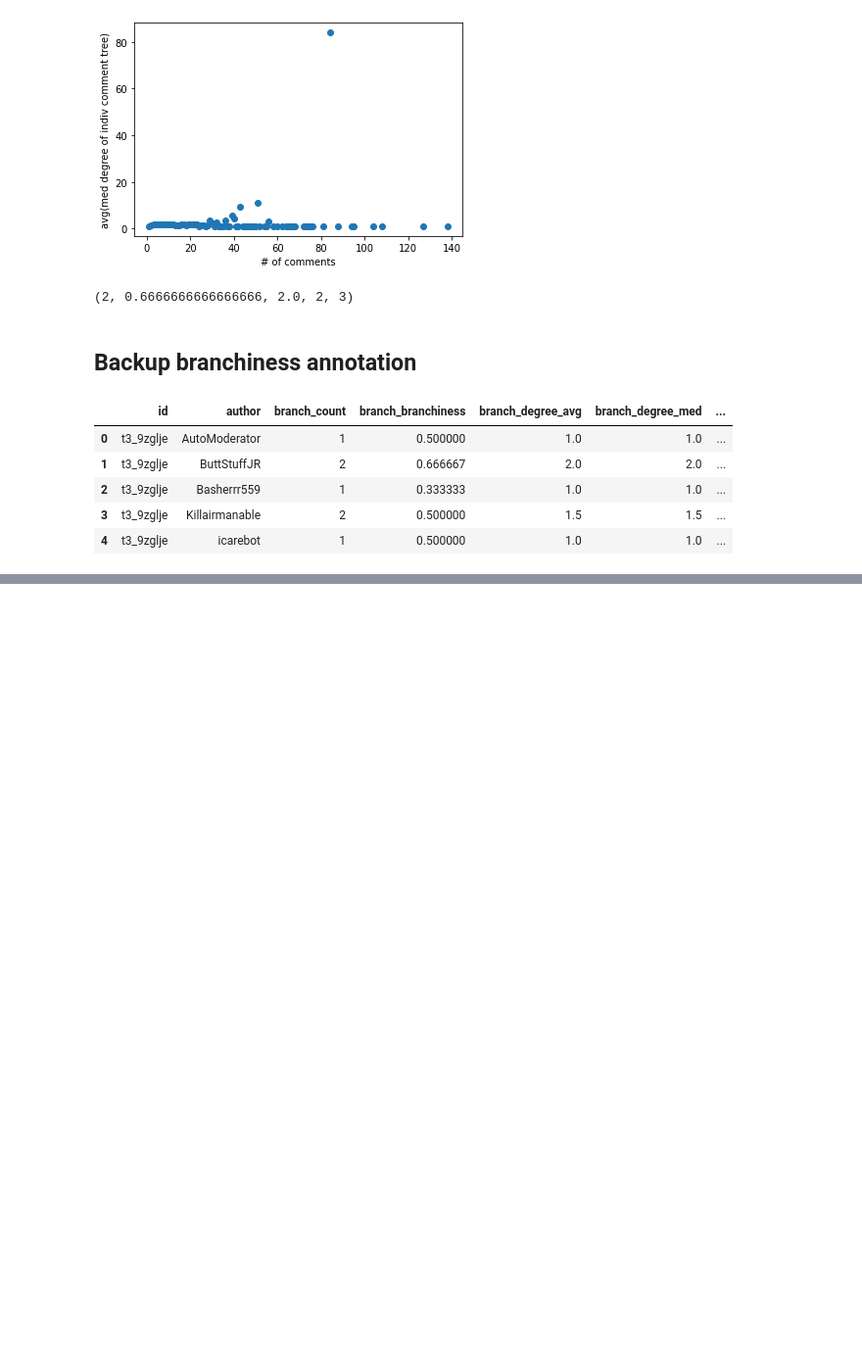
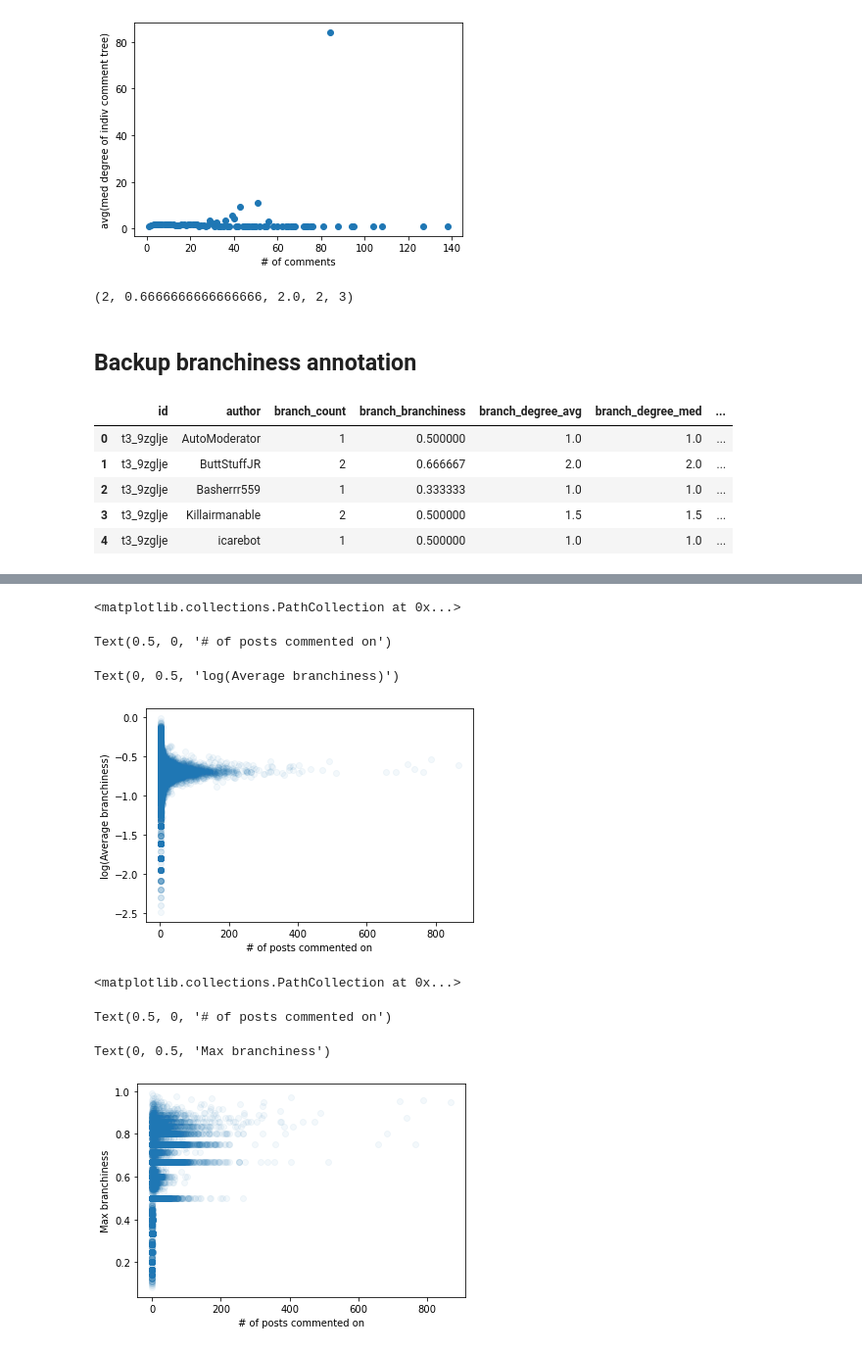
Before and after one commit to cephcyn/cornell_cs6742_a2, a Jupyter notebook: 01_metric_feasibility.ipynb, the cells around one changed output, grey strips where cells are left out. Shown at 98% size. Saved outputs shown, nothing was run; the diff lists cells and outputs as text; code cells hidden in the pictures; blank space fills up the shorter version.

```diff
--- a/01_metric_feasibility.ipynb
+++ b/01_metric_feasibility.ipynb
@@ -829,0 +799,36 @@ plt.show()
+# %%
+# Plot relationship between subreddit activity (number of posts involved in) vs branchiness
+import math
+import matplotlib.pyplot as plt
+
+temp = []
+for g_author, df in temp_peruserpost_branch_df.groupby(['author'], sort=False):
+    branchiness = df['branch_branchiness']
+    temp.append( (g_author, len(df), sum(branchiness)/len(branchiness), max(branchiness)) )
+
+_ = plt.scatter(
+    [x for (_, x, _, _) in temp],
+    [math.log(y) for (_, _, y, _) in temp],
+    alpha=0.05
+)
+_ = plt.xlabel('# of posts commented on')
+_ = plt.ylabel('log(Average branchiness)')
+plt.show()
+
+_ = plt.scatter(
+    [x for (_, x, _, _) in temp],
+    [y for (_, _, _, y) in temp],
+    alpha=0.05
+)
+_ = plt.xlabel('# of posts commented on')
+_ = plt.ylabel('Max branchiness')
+plt.show()
+# %% [output]
+<matplotlib.collections.PathCollection at 0x...>
+Text(0.5, 0, '# of posts commented on')
+Text(0, 0.5, 'log(Average branchiness)')
+[figure, added]
+<matplotlib.collections.PathCollection at 0x...>
+Text(0.5, 0, '# of posts commented on')
+Text(0, 0.5, 'Max branchiness')
+[figure, added]
```
Also changed, not shown: parts of 15 cells of this notebook.
